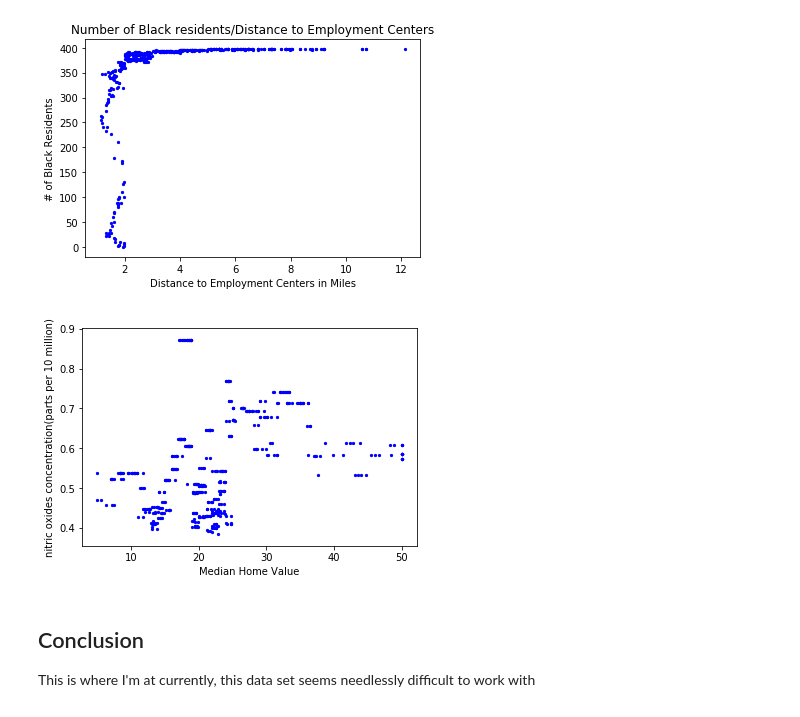
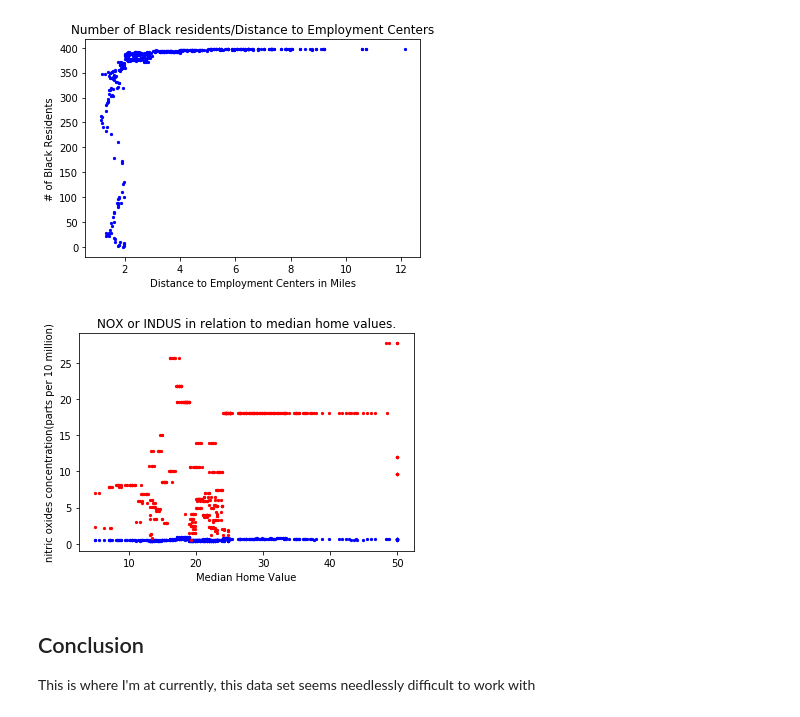
Before and after one commit to hcodydibble/machine-learning, a Jupyter notebook: Analyze a Data Set.ipynb, the cells around one changed output. Cells and saved outputs as stored; diff of their text form; code cells hidden in the pictures.

```diff
--- a/Analyze a Data Set.ipynb
+++ b/Analyze a Data Set.ipynb
@@ -58,20 +58,21 @@ plt.show()
 # %%
 nitric_oxide, non_retail_business, median_home_value = [], [], []
 for item in boston.data:
     nitric_oxide.append(item[4])
     non_retail_business.append(item[2])
 for value in boston.target:
     median_home_value.append(value)
 x = sorted(median_home_value, key=int)
 y = sorted(nitric_oxide, key=int)
 y2 = non_retail_business
+plt.title('NOX or INDUS in relation to median home values.')
 plt.scatter(x, y, s=5, c='blue')
-# plt.scatter(x, y2, s=5, c='red')
+plt.scatter(x, y2, s=5, c='red')
 plt.xlabel('Median Home Value')
 plt.ylabel('nitric oxides concentration(parts per 10 million)')
 plt.show()
 # %% [output]
-[figure, old version]
+[figure, new version]
 # %% [markdown]
 ## Conclusion
 This is where I'm at currently, this data set seems needlessly difficult to work with
```
